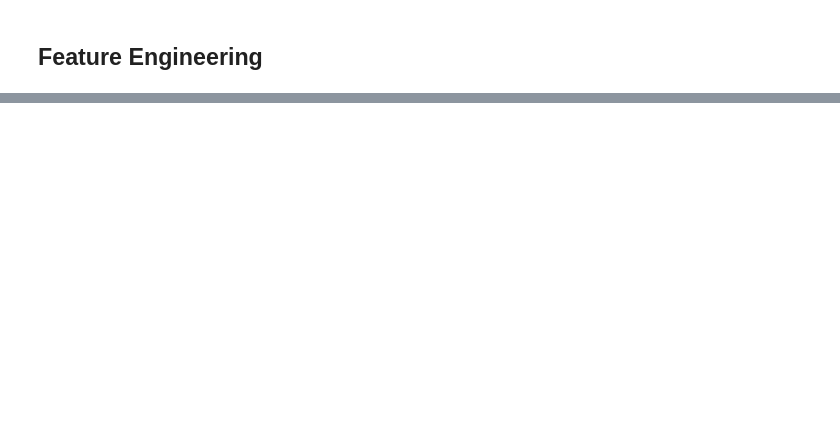
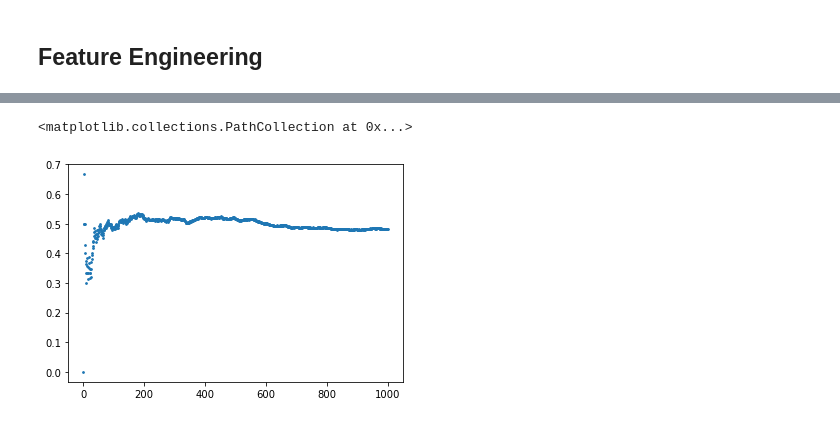
Before and after one commit to DominicRicci/CSS_Project, a Jupyter notebook: CSS100.ipynb, the cells around one changed output, grey strips where cells are left out. Saved outputs shown, nothing was run; the diff lists cells and outputs as text; code cells hidden in the pictures; blank space fills up the shorter version.

```diff
--- a/CSS100.ipynb
+++ b/CSS100.ipynb
@@ -357,13 +428,0 @@ FF_2m_factor.head()
-# %%
-dummies_2m_beaters = sp500_2m_sharpe_excess.copy()
-dummies_2m_beaters[dummies_2m_beaters >= 0] =1
-dummies_2m_beaters[dummies_2m_beaters < 0] =0
-# %%
-c = 505
-time_length = range(len(dummies_2m_beaters.index))
-winner_rate_list = []
-for length in tqdm(time_length):
-    winner_rate = len(dummies_2m_beaters.iloc[:length].mean()[dummies_2m_beaters.iloc[:length].mean()>0.5])/c
-    winner_rate_list.append(winner_rate)
-
-plt.scatter(time_length, winner_rate_list, s=3)
@@ -445,3 +476,14 @@ Length: 363, dtype: float64
 #combine betas measured above with 15 min prob of beating
 # %%
 #Regress prob of beating on observed betas
+# %%
+time_length = range(len(dummies_2m_beaters.index[:1000]))
+winner_rate_list = []
+for length in tqdm(time_length):
+    winner_rate = dummies_2m_beaters["GE"].iloc[:length].mean()
+    winner_rate_list.append(winner_rate)
+
+plt.scatter(time_length, winner_rate_list, s=3)
+# %% [output]
+<matplotlib.collections.PathCollection at 0x...>
+[figure, added]
```
Also changed, not shown: parts of 39 cells of this notebook.
